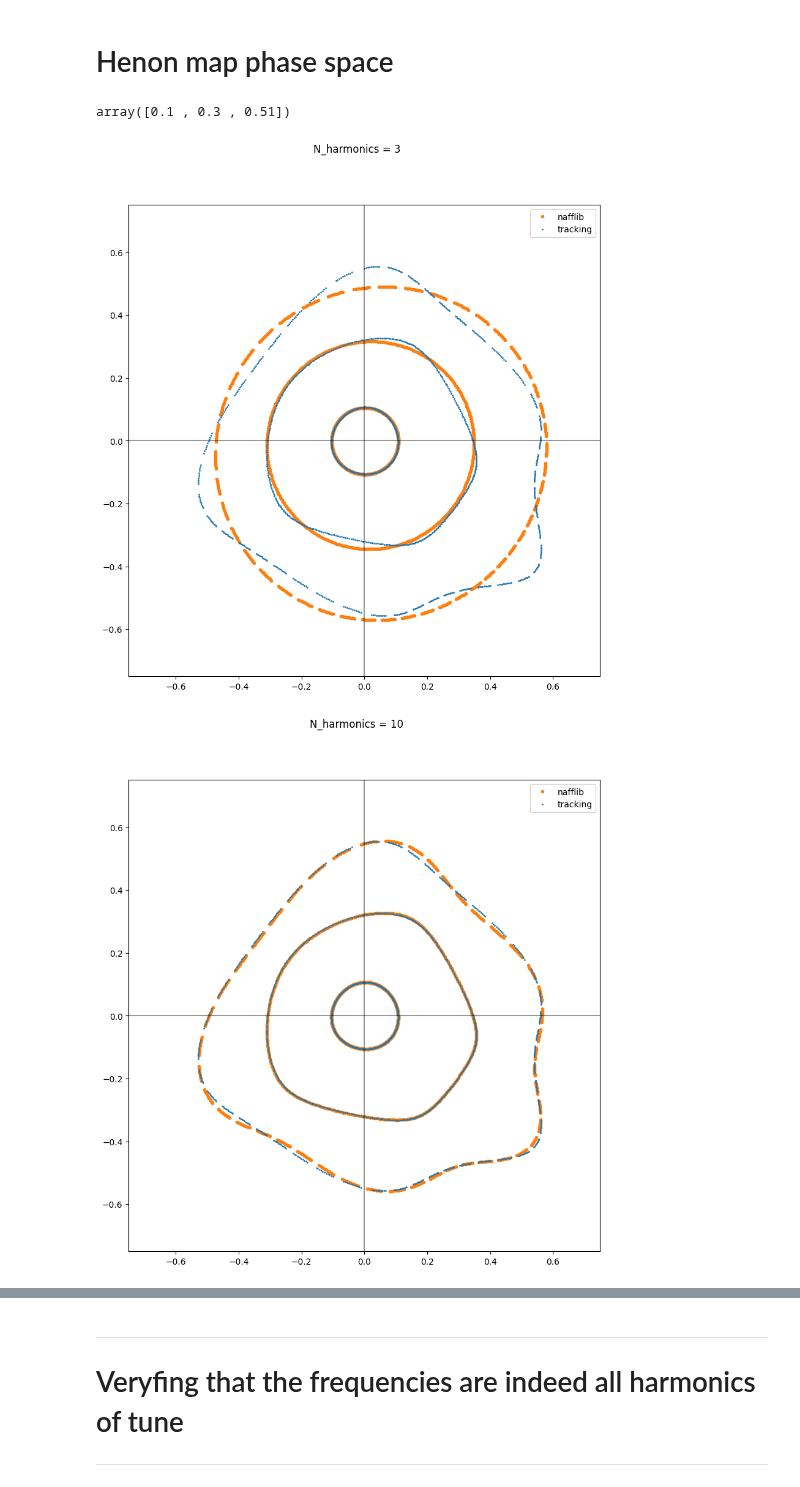
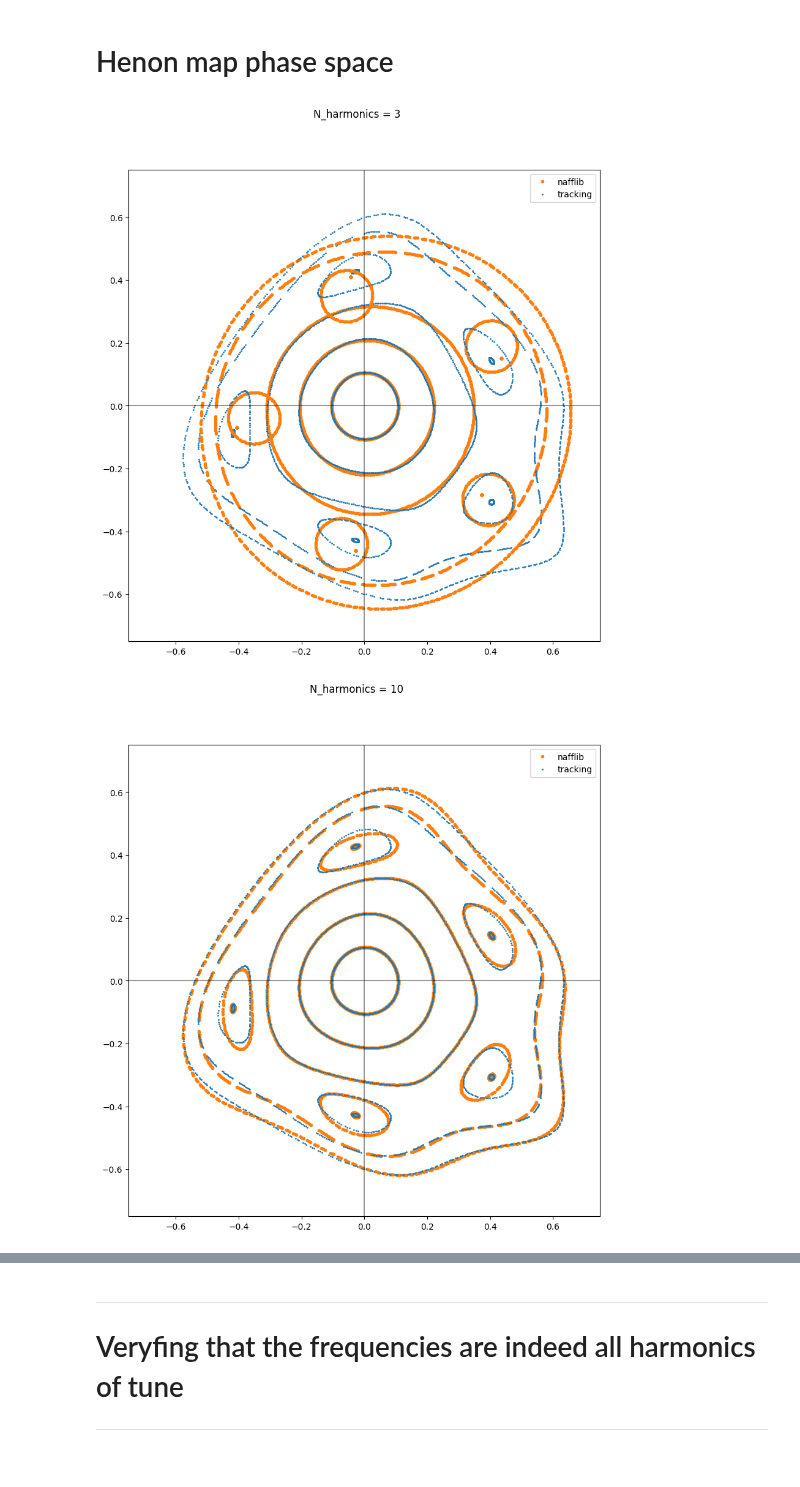
Before and after one commit to xsuite/nafflib, a Jupyter notebook: examples/phase_space_phasors.ipynb, the cells around one changed output, grey strips where cells are left out. Saved outputs shown, nothing was run; the diff lists cells and outputs as text; code cells hidden in the pictures.

```diff
--- a/examples/phase_space_phasors.ipynb
+++ b/examples/phase_space_phasors.ipynb
@@ -26,4 +2,0 @@ def henon(x,px,Q,n_turns):
-# %%
-np.array([0.1,0.2,0.3,0.4,0.41,0.45,0.51,0.555])[[0,2,6]]
-# %% [output]
-array([0.1 , 0.3 , 0.51])
@@ -32,36 +11,36 @@ Q_h   = 0.2064898024701758
 turns = int(1e4)
 N     = np.arange(0,turns)
 
-x_points = np.array([0.1,0.2,0.3,0.4,0.41,0.45,0.51,0.555])[[0,2,6]]
+x_points = np.array([0.1,0.2,0.3,0.4,0.41,0.45,0.51,0.555])
 px_points = 0.35*x_points
 
 for n_harm in [3,10,50,100]:
     plt.figure(figsize=(10,10))
     plt.suptitle('N_harmonics = {}'.format(n_harm))
     for part_x,part_px in zip(x_points,px_points):
-        x,px =  henon(part_x,part_px,Q_h,turns)
-        results = sussix.harmonics( x ,px,num_harmonics = n_harm,window_order=4,to_pandas=True)
+        x,px =  nafflib.henon_map(part_x,part_px,Q_h,turns)
+        results = nafflib.harmonics( x ,px,num_harmonics = n_harm,window_order=4,to_pandas=True)
         A,Q         = results.amplitude,results.frequency
-        x_r,px_r    = sussix.generate_signal(  results.amplitude,
+        x_r,px_r    = nafflib.generate_signal(  results.amplitude,
                                                         results.frequency,
                                                         N)
 
 
         show_turn = 500
 
         plt.plot(x_r[:show_turn],px_r[:show_turn],'.',color='C1')
         plt.plot(x[:show_turn],px[:show_turn],'.',color='C0',ms=2)
 
 
     plt.plot(np.nan,np.nan,'.',color='C1',label='nafflib')
     plt.plot(np.nan,np.nan,'.',color='C0',ms=2,label='tracking')
 
     plt.axhline(0,color='k',alpha=0.4)
     plt.axvline(0,color='k',alpha=0.4)
     plt.axis('square');
     plt.xlim([-0.75,0.75])
     plt.ylim([-0.75,0.75])
     plt.legend()
 # %% [output]
-[figure, old version]
+[figure, new version]
-[figure, old version]
+[figure, new version]
```
Also changed, not shown: parts of 4 cells of this notebook, 21 other files.
